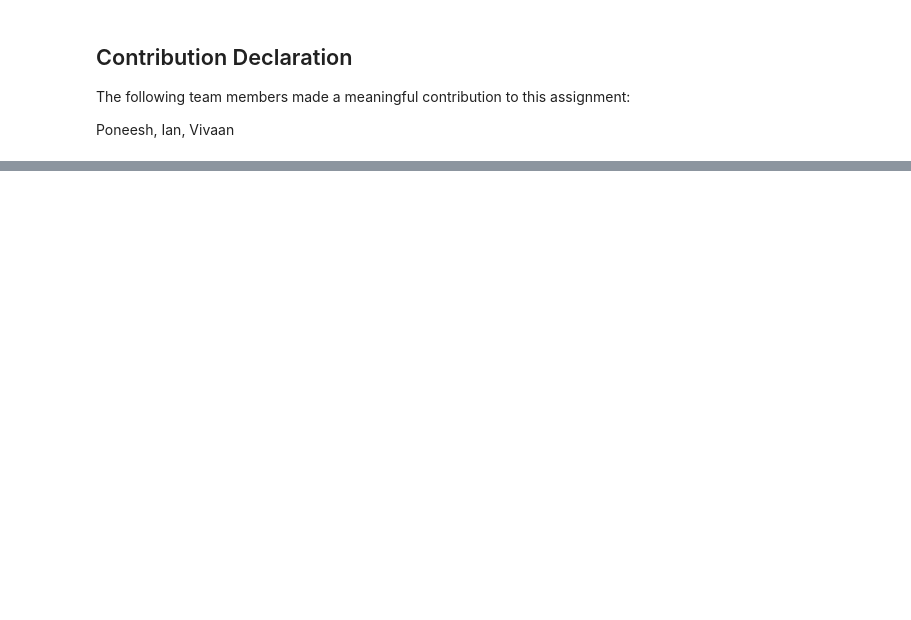
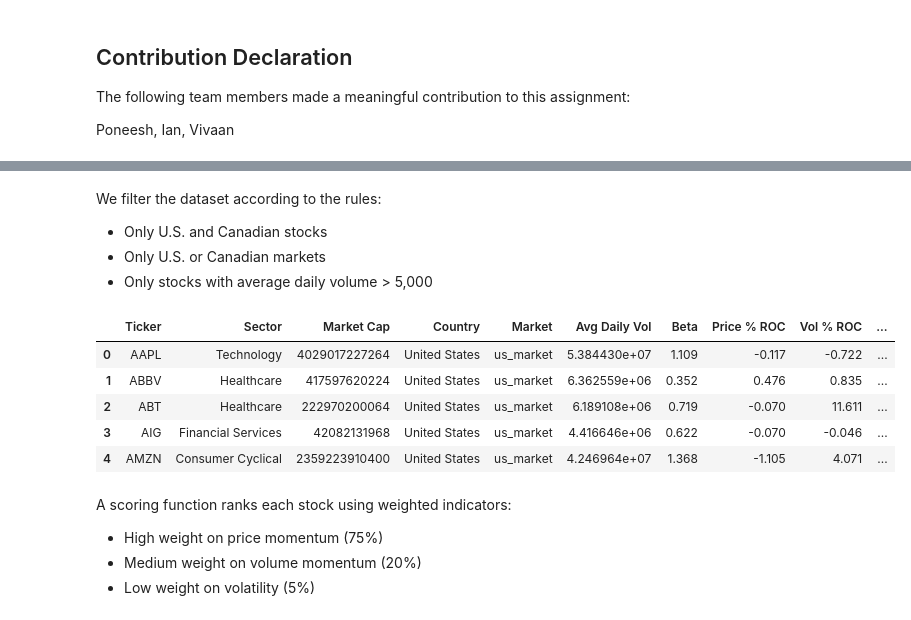
Before and after one commit to IanLeung12/CFM-Group-Project, a Jupyter notebook: Team_18_Assignment.ipynb, the cells around one changed output, grey strips where cells are left out. Saved outputs shown, nothing was run; the diff lists cells and outputs as text; code cells hidden in the pictures; blank space fills up the shorter version.

```diff
--- a/Team_18_Assignment.ipynb
+++ b/Team_18_Assignment.ipynb
@@ -550,0 +326,23 @@ CSV Output - We:
+# %% [markdown]
+We filter the dataset according to the rules:
+- Only U.S. and Canadian stocks
+- Only U.S. or Canadian markets
+- Only stocks with average daily volume > 5,000
+# %%
+# Make filtered according to metrics needed such as average daily volume country market etc
+filtered_df = tickers_df[(tickers_df["Country"] == 'Canada') | (tickers_df["Country"] == "United States")].reset_index(drop=True)
+filtered_df = filtered_df[(filtered_df["Market"] == 'ca_market') | (filtered_df["Market"] == "us_market")].reset_index(drop=True)
+filtered_df = filtered_df[filtered_df["Avg Daily Vol"] > 5000].reset_index(drop=True)
+filtered_df.head()
+# %% [output]
+|  | Ticker | Sector | Market Cap | Country | Market | Avg Daily Vol | Beta | Price % ROC | Vol % ROC | ... |
+| 0 | AAPL | Technology | 4029017227264 | United States | us_market | 5.384430e+07 | 1.109 | -0.117 | -0.722 | ... |
+| 1 | ABBV | Healthcare | 417597620224 | United States | us_market | 6.362559e+06 | 0.352 | 0.476 | 0.835 | ... |
+| 2 | ABT | Healthcare | 222970200064 | United States | us_market | 6.189108e+06 | 0.719 | -0.070 | 11.611 | ... |
+| 3 | AIG | Financial Services | 42082131968 | United States | us_market | 4.416646e+06 | 0.622 | -0.070 | -0.046 | ... |
+| 4 | AMZN | Consumer Cyclical | 2359223910400 | United States | us_market | 4.246964e+07 | 1.368 | -1.105 | 4.071 | ... |
+# %% [markdown]
+A scoring function ranks each stock using weighted indicators:
+- High weight on price momentum (75%)
+- Medium weight on volume momentum (20%)
+- Low weight on volatility (5%)
```
Also changed, not shown: parts of 57 cells of this notebook, 1 other file.
